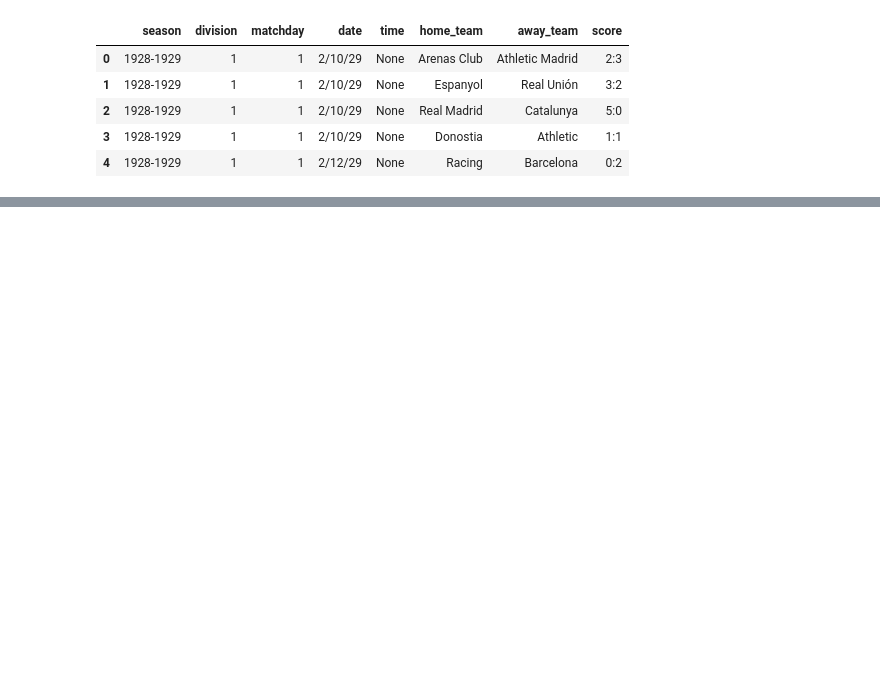
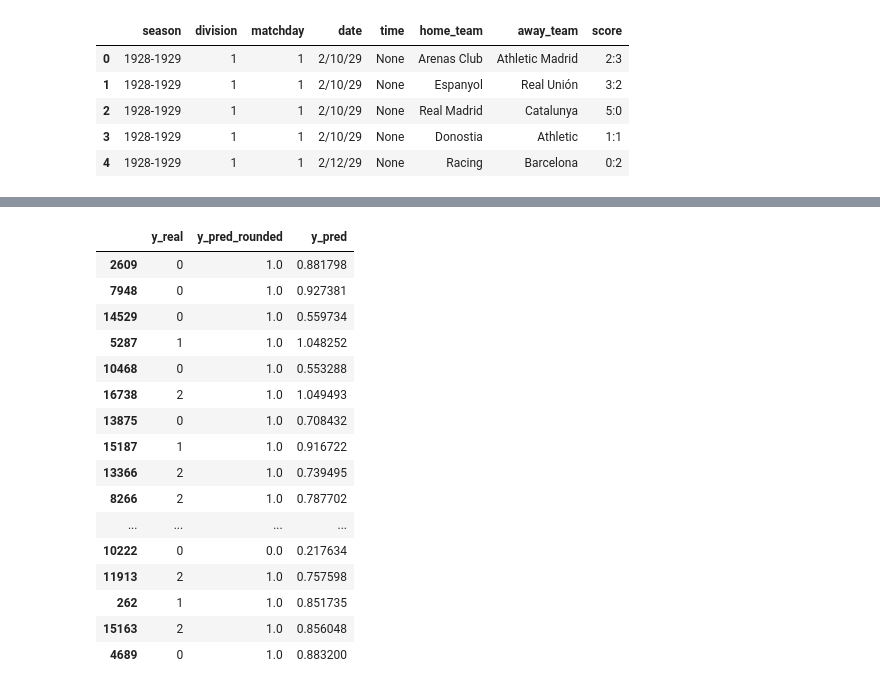
Before and after one commit to ManuIluro22/LaLiga, a Jupyter notebook: analysis/jordi.ipynb, the cells around one changed output, grey strips where cells are left out. Saved outputs shown, nothing was run; the diff lists cells and outputs as text; code cells hidden in the pictures; blank space fills up the shorter version.

```diff
--- a/analysis/jordi.ipynb
+++ b/analysis/jordi.ipynb
@@ -52,0 +222,4 @@ away_stats = pd.DataFrame()
+# %%
+# We convert the non-numerical variables to dummy var as the classifiers
+# doesn't really like non-numerical predictors
+X = pd.get_dummies(X, columns=['season','home_team','away_team'])
@@ -52,0 +264,25 @@ away_stats = pd.DataFrame()
+# %%
+preds_df = df.loc[y_test.index].copy()
+preds_df["y_real"] = preds_df[target]  # I'm just adding this column to have both y_real and y_pred at the right of my df
+preds_df["y_pred_rounded"] = gbm_y_pred.round(0)
+preds_df["y_pred"] = gbm_y_pred
+preds_df["err"] = preds_df["y_real"] - preds_df["y_pred"]
+preds_df[["y_real","y_pred_rounded","y_pred"]].head(50)
+# %% [output]
+|  | y_real | y_pred_rounded | y_pred |
+| 2609 | 0 | 1.0 | 0.881798 |
+| 7948 | 0 | 1.0 | 0.927381 |
+| 14529 | 0 | 1.0 | 0.559734 |
+| 5287 | 1 | 1.0 | 1.048252 |
+| 10468 | 0 | 1.0 | 0.553288 |
+| 16738 | 2 | 1.0 | 1.049493 |
+| 13875 | 0 | 1.0 | 0.708432 |
+| 15187 | 1 | 1.0 | 0.916722 |
+| 13366 | 2 | 1.0 | 0.739495 |
+| 8266 | 2 | 1.0 | 0.787702 |
+| ... | ... | ... | ... |
+| 10222 | 0 | 0.0 | 0.217634 |
+| 11913 | 2 | 1.0 | 0.757598 |
+| 262 | 1 | 1.0 | 0.851735 |
+| 15163 | 2 | 1.0 | 0.856048 |
+| 4689 | 0 | 1.0 | 0.883200 |
```
Also changed, not shown: parts of 18 cells of this notebook.
